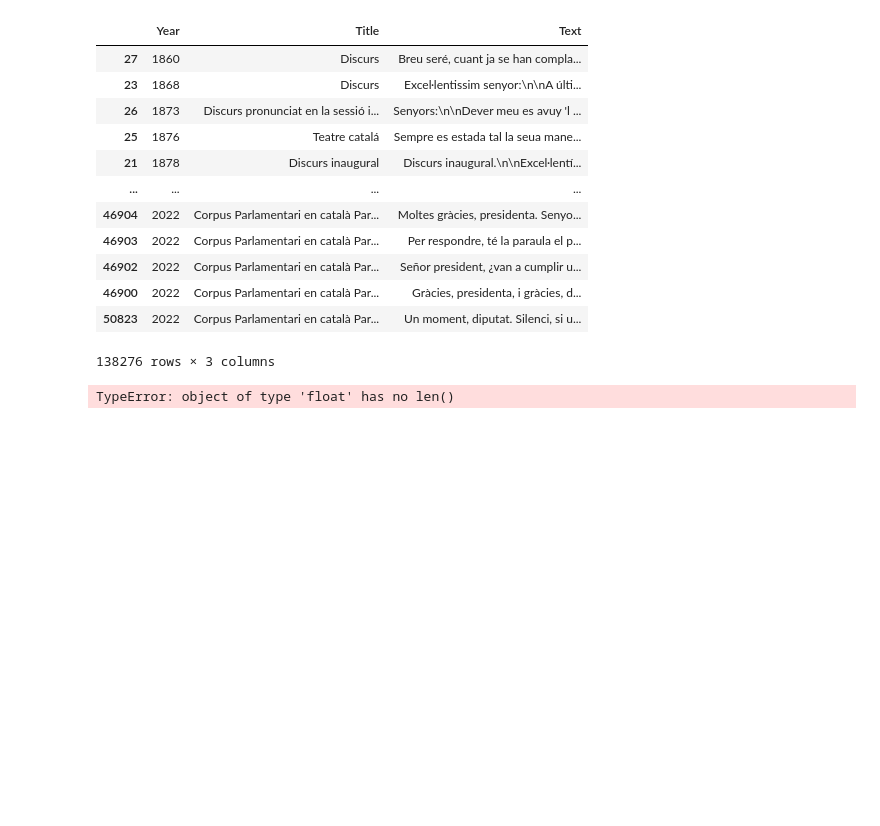
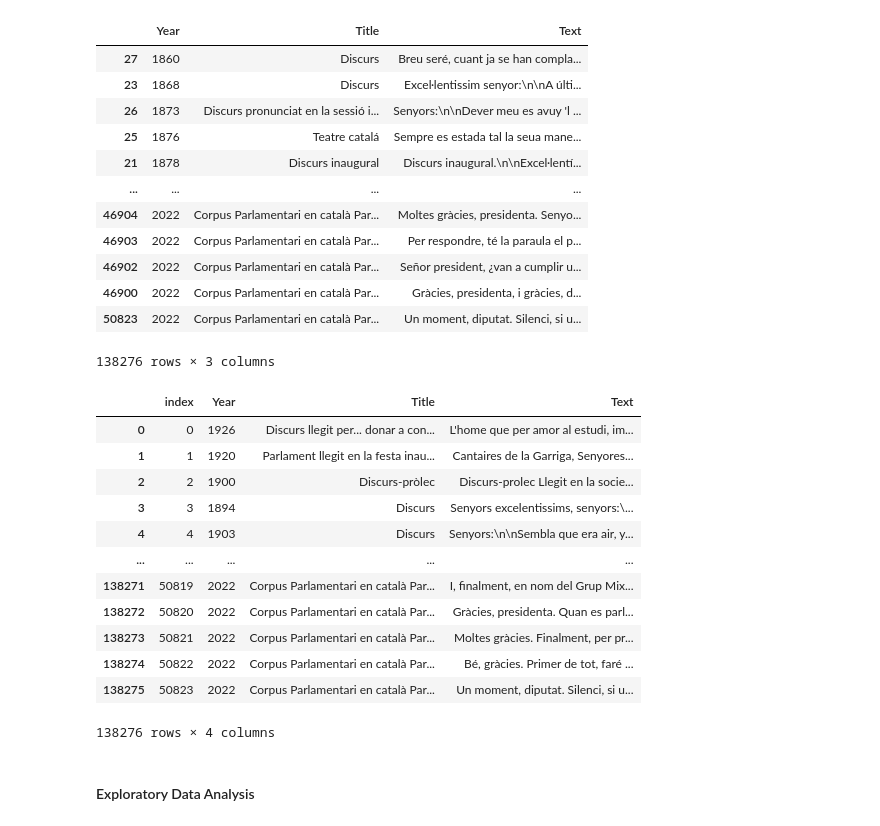
Before and after one commit to Data-Science-for-Linguists-2025/Linguistic-Markers-Catalan-Substitution, a Jupyter notebook: data.ipynb, the cells around one changed output. Drawn from its saved outputs; the diff is of its cells as text; code cells hidden in the pictures; blank space fills up the shorter version.

```diff
--- a/data.ipynb
+++ b/data.ipynb
@@ -351,10 +423,26 @@ joined_data.sort_values(["Year"])
 | 46900 | 2022 | Corpus Parlamentari en català Par... | Gràcies, presidenta, i gràcies, d... |
 | 50823 | 2022 | Corpus Parlamentari en català Par... | Un moment, diputat. Silenci, si u... |
 138276 rows × 3 columns
+# %%
+joined_data.reset_index()
+# %% [output]
+|  | index | Year | Title | Text |
+| 0 | 0 | 1926 | Discurs llegit per... donar a con... | L'home que per amor al estudi, im... |
+| 1 | 1 | 1920 | Parlament llegit en la festa inau... | Cantaires de la Garriga, Senyores... |
+| 2 | 2 | 1900 | Discurs-pròlec | Discurs-prolec Llegit en la socie... |
+| 3 | 3 | 1894 | Discurs | Senyors excelentissims, senyors:\... |
+| 4 | 4 | 1903 | Discurs | Senyors:\n\nSembla que era air, y... |
+| ... | ... | ... | ... | ... |
+| 138271 | 50819 | 2022 | Corpus Parlamentari en català Par... | I, finalment, en nom del Grup Mix... |
+| 138272 | 50820 | 2022 | Corpus Parlamentari en català Par... | Gràcies, presidenta. Quan es parl... |
+| 138273 | 50821 | 2022 | Corpus Parlamentari en català Par... | Moltes gràcies. Finalment, per pr... |
+| 138274 | 50822 | 2022 | Corpus Parlamentari en català Par... | Bé, gràcies. Primer de tot, faré ... |
+| 138275 | 50823 | 2022 | Corpus Parlamentari en català Par... | Un moment, diputat. Silenci, si u... |
+138276 rows × 4 columns
 # %%
 # creating a length, in tokens, columnm
-joined_data["Length"] = joined_data["Text"].apply(len)
-joined_data
+joined_data["Length"] = joined_data["Text"].apply(str)
+joined_data["Length"] = joined_data["Length"].apply(len)
-# %% [output]
-TypeError: object of type 'float' has no len()
+# %% [markdown]
+#### Exploratory Data Analysis
 # %%
```
Also changed, not shown: parts of 17 cells of this notebook.
